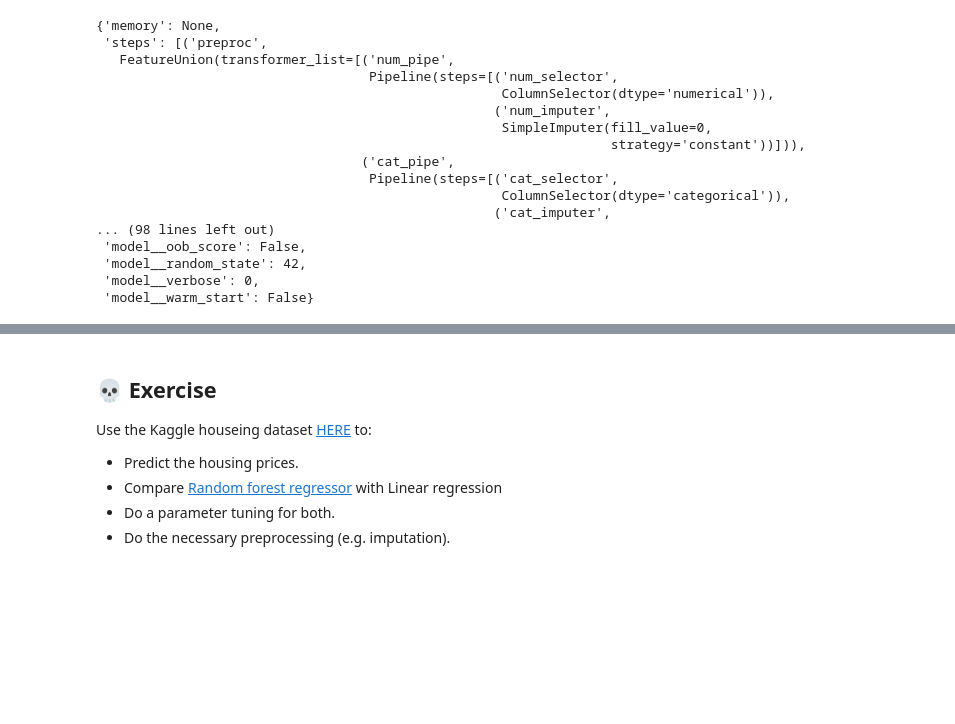
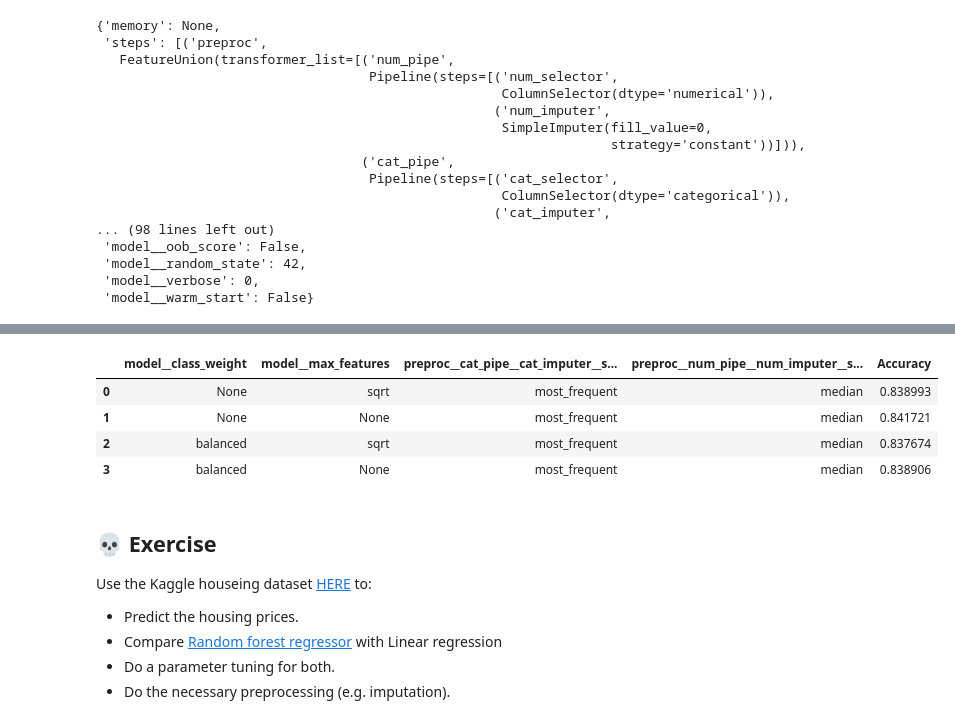
Before and after one commit to hamedQsm/gds, a Jupyter notebook: 5. Random forest.ipynb, the cells around one changed output, grey strips where cells are left out. Drawn from its saved outputs; the diff is of its cells as text; code cells hidden in the pictures; blank space fills up the shorter version.

```diff
--- a/5. Random forest.ipynb
+++ b/5. Random forest.ipynb
@@ -230,3 +236,17 @@ grid = fit_and_evaluate(grid, X_train, y_train, X_test, y_test)
+# %%
+pd.concat(
+    [
+        pd.DataFrame(grid.cv_results_["params"]),
+        pd.DataFrame(grid.cv_results_["mean_test_score"], columns=["Accuracy"])
+    ],
+    axis=1
+)
+# %% [output]
+|  | model__class_weight | model__max_features | preproc__cat_pipe__cat_imputer__s... | preproc__num_pipe__num_imputer__s... | Accuracy |
+| 0 | None | sqrt | most_frequent | median | 0.838993 |
+| 1 | None | None | most_frequent | median | 0.841721 |
+| 2 | balanced | sqrt | most_frequent | median | 0.837674 |
+| 3 | balanced | None | most_frequent | median | 0.838906 |
 # %% [markdown]
 ## 💀 Exercise
 
```
Also changed, not shown: parts of 1 cell of this notebook.
